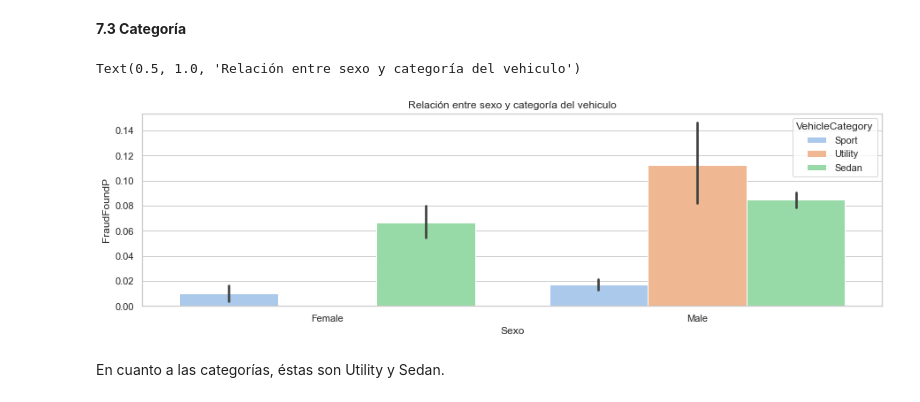
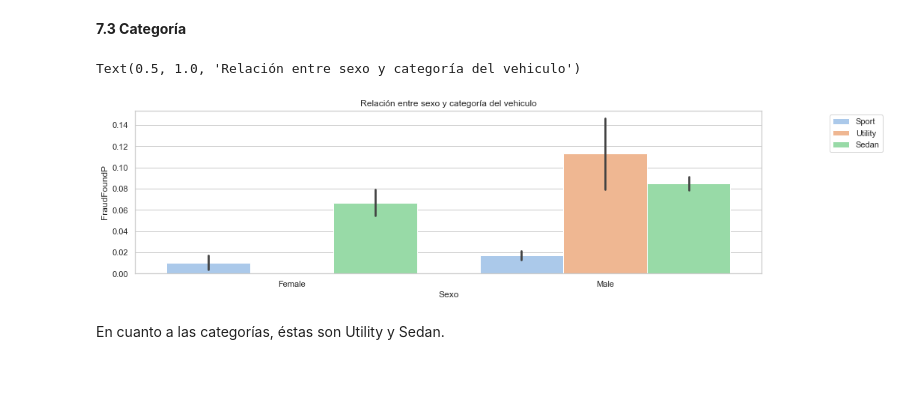
Before and after one commit to moniq0108/DataScience-Qin-entregables-varios, a Jupyter notebook: Data_StoryTelling+Qin.ipynb, the cells around one changed output. Drawn from its saved outputs; the diff is of its cells as text; code cells hidden in the pictures; blank space fills up the shorter version.

```diff
--- a/Data_StoryTelling+Qin.ipynb
+++ b/Data_StoryTelling+Qin.ipynb
@@ -358,11 +396,12 @@ Las top 5 marcas reportadas en denuncias fraudulentas son: Pontiac, Toyota, Hond
 # %%
 sns.set(style="whitegrid")
 plt.figure(figsize=(15,4))
 ax=sns.barplot(x = 'Sex', y = 'FraudFoundP', hue = 'VehicleCategory', data = df_cleaned,palette='pastel')
 plt.xlabel('Sexo')
+plt.legend(loc='upper right', bbox_to_anchor=(1.2, 1))
 plt.title('Relación entre sexo y categoría del vehiculo')
 # %% [output]
 Text(0.5, 1.0, 'Relación entre sexo y categoría del vehiculo')
-[figure, old version]
+[figure, new version]
 # %% [markdown]
 En cuanto a las categorías, éstas son Utility y Sedan.
```
Also changed, not shown: parts of 32 cells of this notebook.
